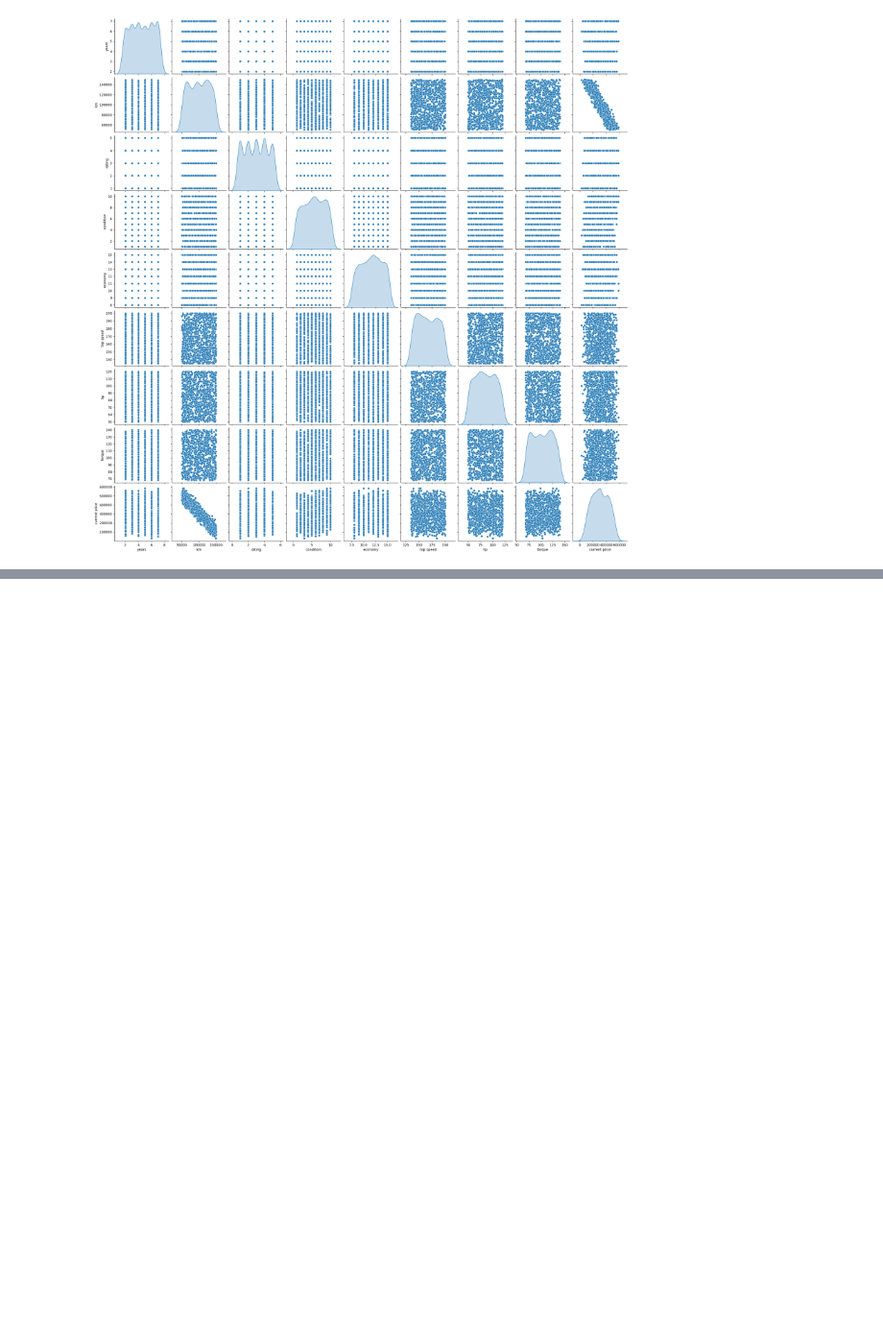
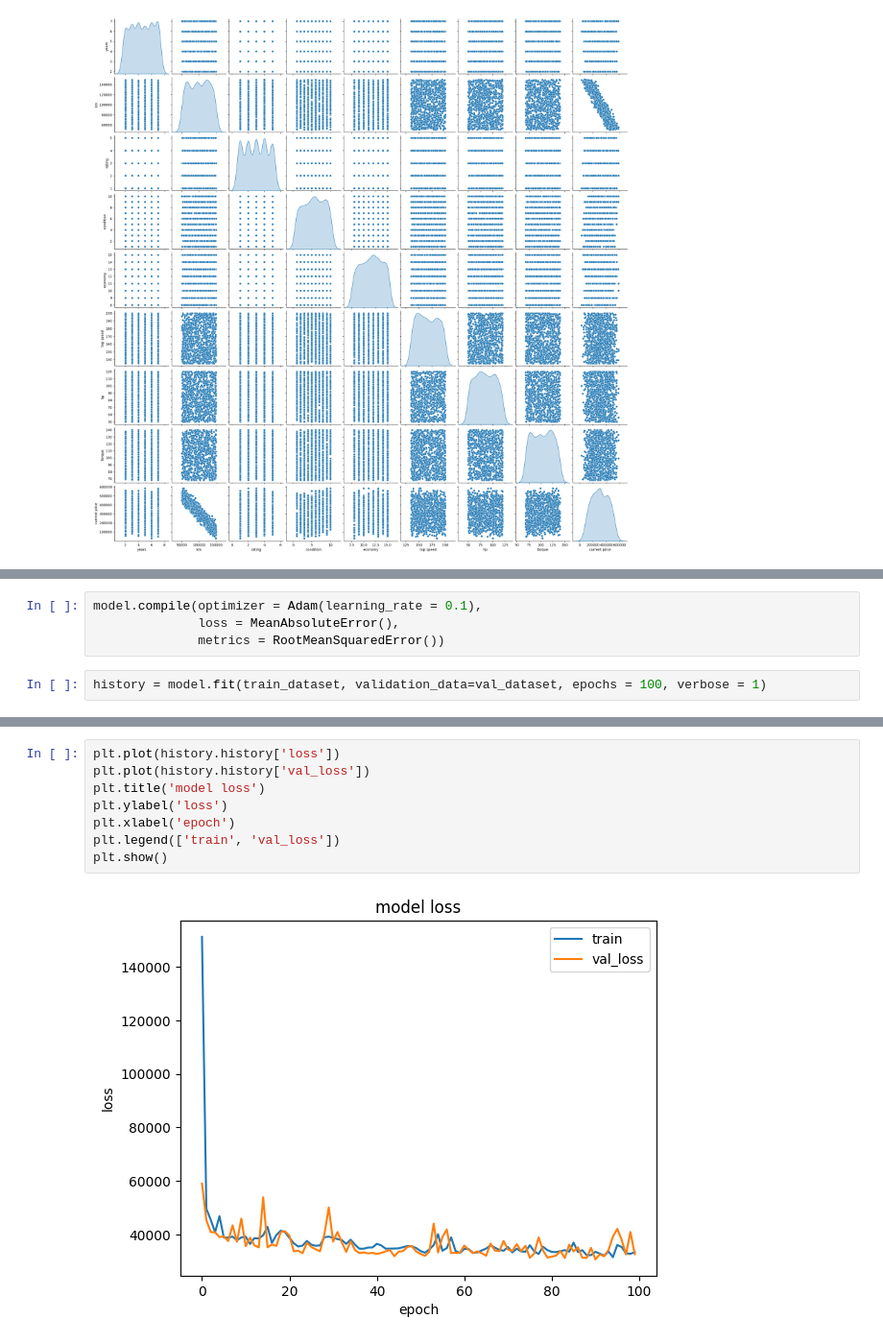
Before and after one commit to AKASHPATI007/Tensorflow-Project, a Jupyter notebook: Building_simple_neural_network_in_tensorflow.ipynb, the cells around one changed output, grey strips where cells are left out. Shown at 96% size. Drawn from its saved outputs; the diff is of its cells as text; blank space fills up the shorter version.

```diff
--- a/Building_simple_neural_network_in_tensorflow.ipynb
+++ b/Building_simple_neural_network_in_tensorflow.ipynb
@@ -80,0 +242,6 @@ sns.pairplot(data[['years', 'km', 'rating','condition', 'economy', 'top speed',
+# %%
+model.compile(optimizer = Adam(learning_rate = 0.1),
+              loss = MeanAbsoluteError(),
+              metrics = RootMeanSquaredError())
+# %%
+history = model.fit(train_dataset, validation_data=val_dataset, epochs = 100, verbose = 1)
@@ -80,0 +266,10 @@ sns.pairplot(data[['years', 'km', 'rating','condition', 'economy', 'top speed',
+# %%
+plt.plot(history.history['loss'])
+plt.plot(history.history['val_loss'])
+plt.title('model loss')
+plt.ylabel('loss')
+plt.xlabel('epoch')
+plt.legend(['train', 'val_loss'])
+plt.show()
+# %% [output]
+[figure, added]
```
Also changed, not shown: parts of 26 cells of this notebook.
